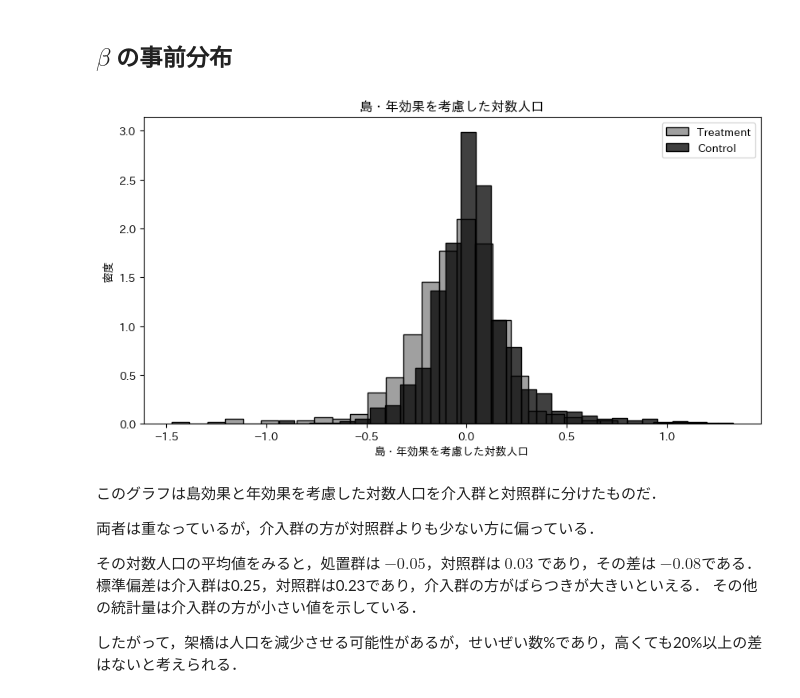
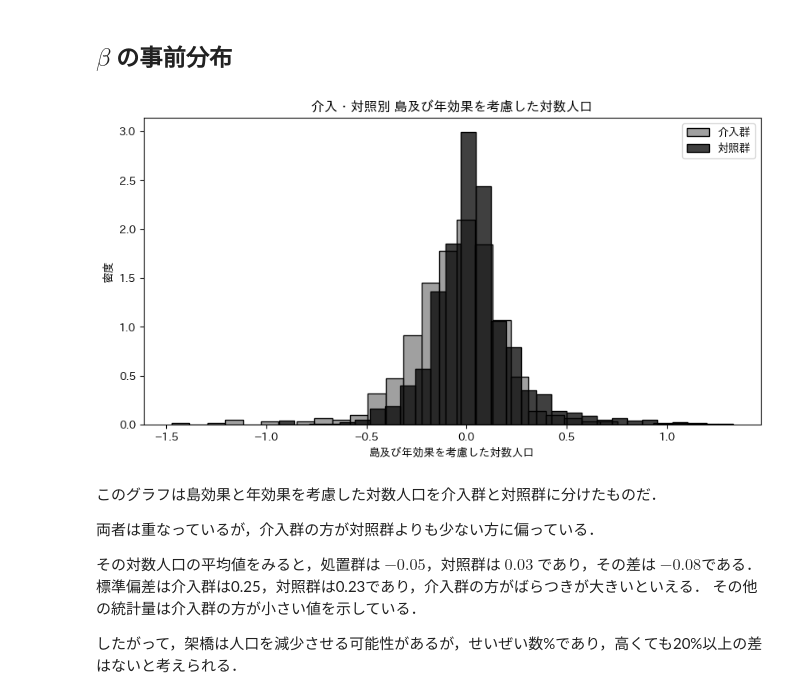
Before and after one commit to Keisei-Akiya/bridge-straw-effects, a Jupyter notebook: src/visualization/distribution/decide_prior.ipynb, the cells around one changed output. Cells and saved outputs as stored; diff of their text form; code cells hidden in the pictures.

```diff
--- a/src/visualization/distribution/decide_prior.ipynb
+++ b/src/visualization/distribution/decide_prior.ipynb
@@ -20,15 +20,15 @@ mu_c = np.mean(control_df['log_pop_star'])
 ## $\beta$ の事前分布
 # %%
 fig, ax = plt.subplots(1, 1, figsize=(10, 5))
-sns.histplot(treatment_df['log_pop_star'], bins=30, label='Treatment', ax=ax, stat='density', color='gray')
-sns.histplot(control_df['log_pop_star'], bins=30, label='Control', ax=ax, stat='density', color='black')
-ax.set_title('島・年効果を考慮した対数人口')
-ax.set_xlabel('島・年効果を考慮した対数人口')
+sns.histplot(treatment_df['log_pop_star'], bins=30, label='介入群', ax=ax, stat='density', color='gray')
+sns.histplot(control_df['log_pop_star'], bins=30, label='対照群', ax=ax, stat='density', color='black')
+ax.set_title('介入・対照別 島及び年効果を考慮した対数人口')
+ax.set_xlabel('島及び年効果を考慮した対数人口')
 ax.set_ylabel('密度')
 ax.legend()
 plt.show()
 # %% [output]
-[figure, old version]
+[figure, new version]
 # %% [markdown]
 このグラフは島効果と年効果を考慮した対数人口を介入群と対照群に分けたものだ．
 
```
Also changed, not shown: parts of 9 cells of this notebook, 3 other files.
